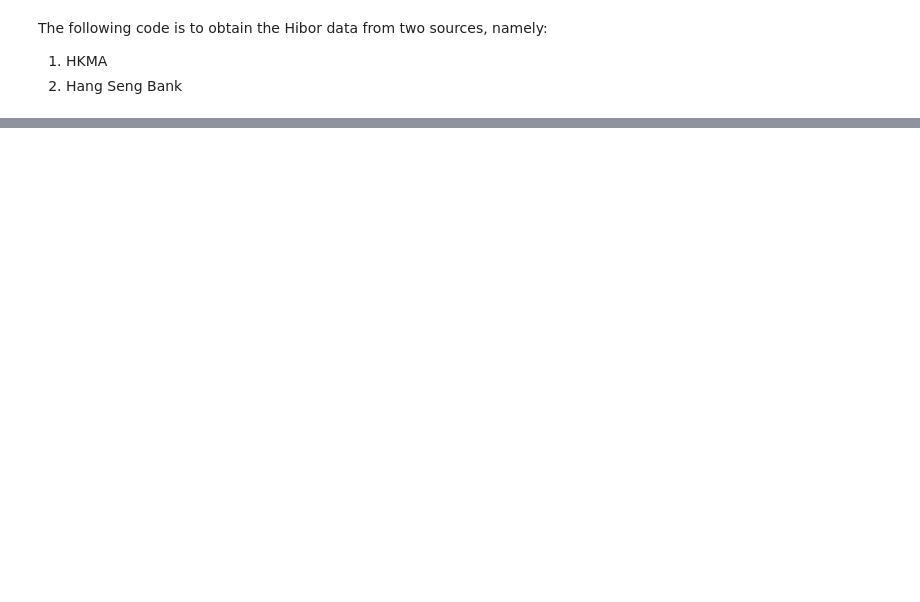
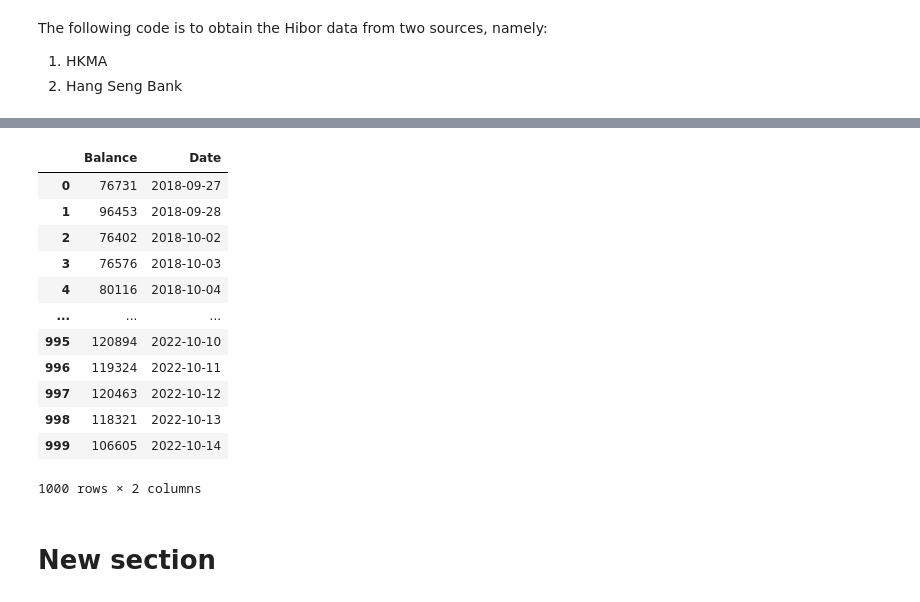
Before and after one commit to issacyip95/juno, a Jupyter notebook: 20221016 - Hibor_rate.ipynb, the cells around one changed output, grey strips where cells are left out. Drawn from its saved outputs; the diff is of its cells as text; code cells hidden in the pictures; blank space fills up the shorter version.

```diff
--- a/20221016 - Hibor_rate.ipynb
+++ b/20221016 - Hibor_rate.ipynb
@@ -53,19 +108,36 @@ print(df.to_string())
 # %%
 url3='https://api.hkma.gov.hk/public/market-data-and-statistics/daily-monetary-statistics/daily-figures-monetary-base?pagesize=1000'
 res = req.urlopen(url3)
 rec = json.loads(res.read())
 rec = rec['result']['records']
 eod = []
 balance = []
 for r in rec:
   eod.append(r['end_of_date'])
   balance.append(r['aggr_balance_af_disc_win'])
 eod, balance
 df1 = {'Balance':balance,'Date':eod}
 df1 = pd.DataFrame(df1)
 df1['Date']=pd.to_datetime(df1['Date'])
 df1['Balance']=pd.to_numeric(df1['Balance'])
 df1 = df1.sort_values('Date',ignore_index=True)
+df1
+# %% [output]
+|  | Balance | Date |
+| 0 | 76731 | 2018-09-27 |
+| 1 | 96453 | 2018-09-28 |
+| 2 | 76402 | 2018-10-02 |
+| 3 | 76576 | 2018-10-03 |
+| 4 | 80116 | 2018-10-04 |
+| ... | ... | ... |
+| 995 | 120894 | 2022-10-10 |
+| 996 | 119324 | 2022-10-11 |
+| 997 | 120463 | 2022-10-12 |
+| 998 | 118321 | 2022-10-13 |
+| 999 | 106605 | 2022-10-14 |
+1000 rows × 2 columns
+# %% [markdown]
+# New section
 # %%
 import numpy as np
 import matplotlib.pyplot as plt
```
Also changed, not shown: parts of 7 cells of this notebook, 3 other files.
